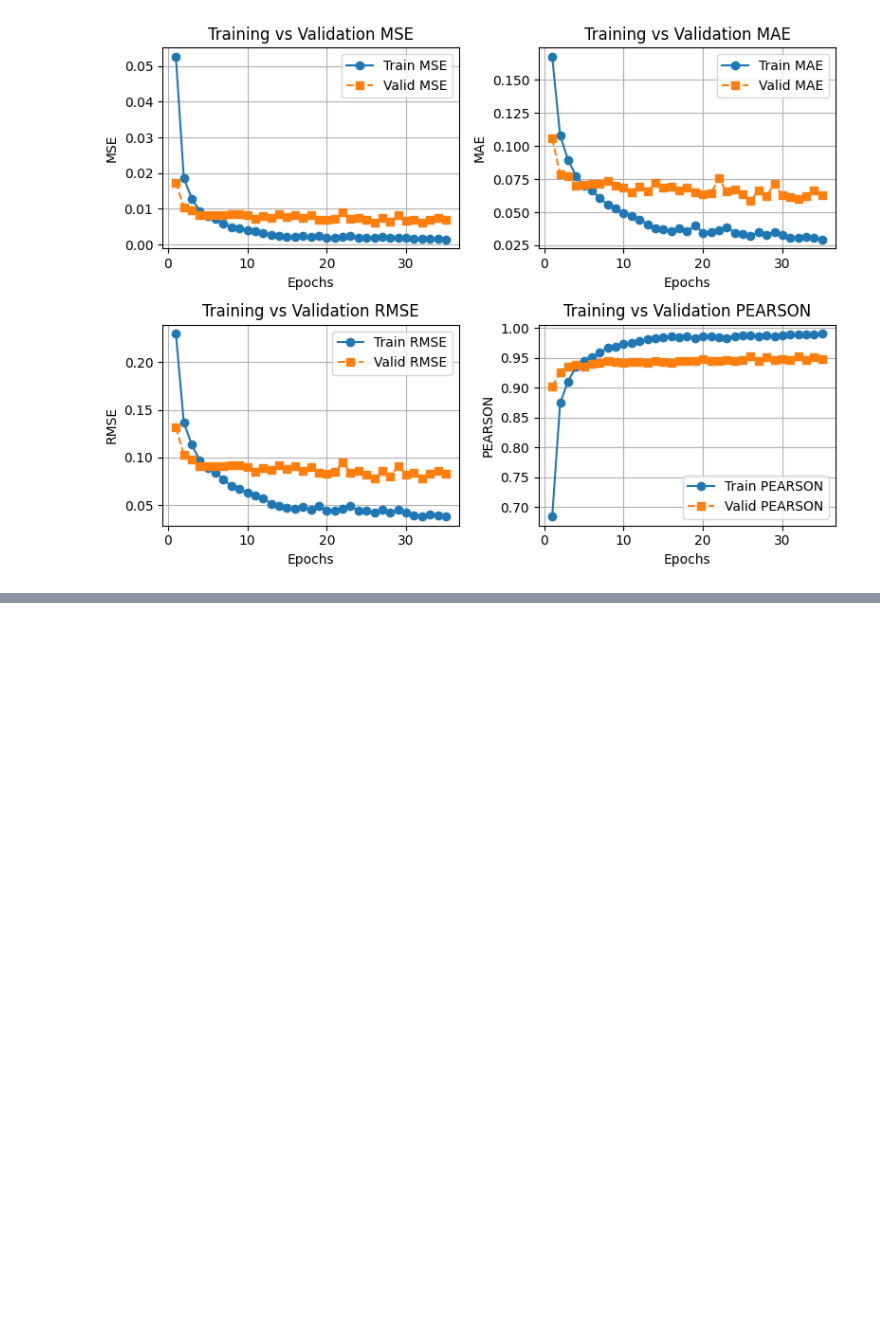
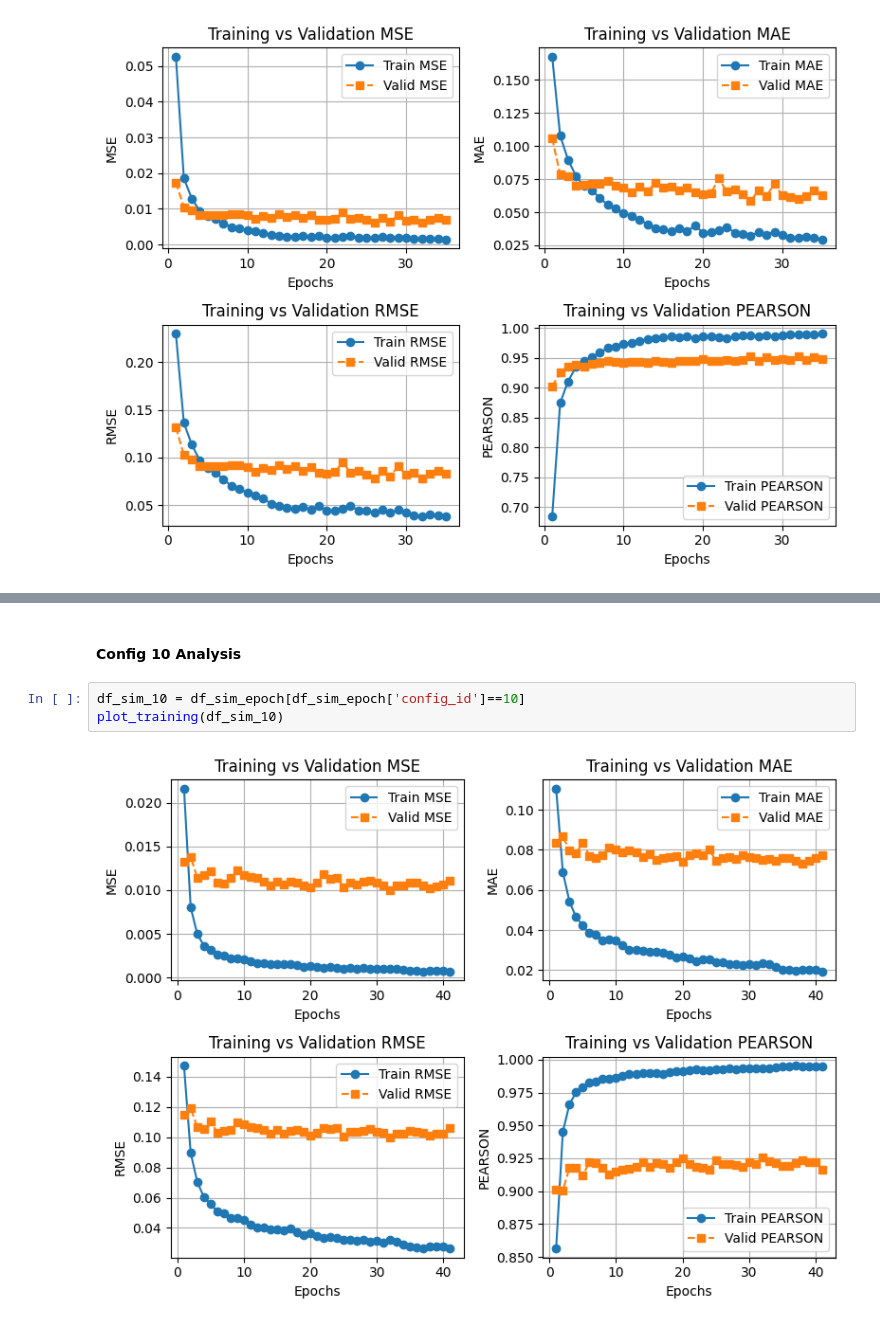
Before and after one commit to bwbayu/llm_aes, a Jupyter notebook: notebooks/bert_analysis.ipynb, the cells around one changed output, grey strips where cells are left out. Cells and saved outputs as stored; diff of their text form; blank space fills up the shorter version.

```diff
--- a/notebooks/bert_analysis.ipynb
+++ b/notebooks/bert_analysis.ipynb
@@ -1154,0 +1261,7 @@ plot_training(df_bert_mlr_after_0)
+# %% [markdown]
+#### Config 10 Analysis
+# %%
+df_sim_10 = df_sim_epoch[df_sim_epoch['config_id']==10]
+plot_training(df_sim_10)
+# %% [output]
+[figure, added]
```
Also changed, not shown: parts of 9 cells of this notebook.
